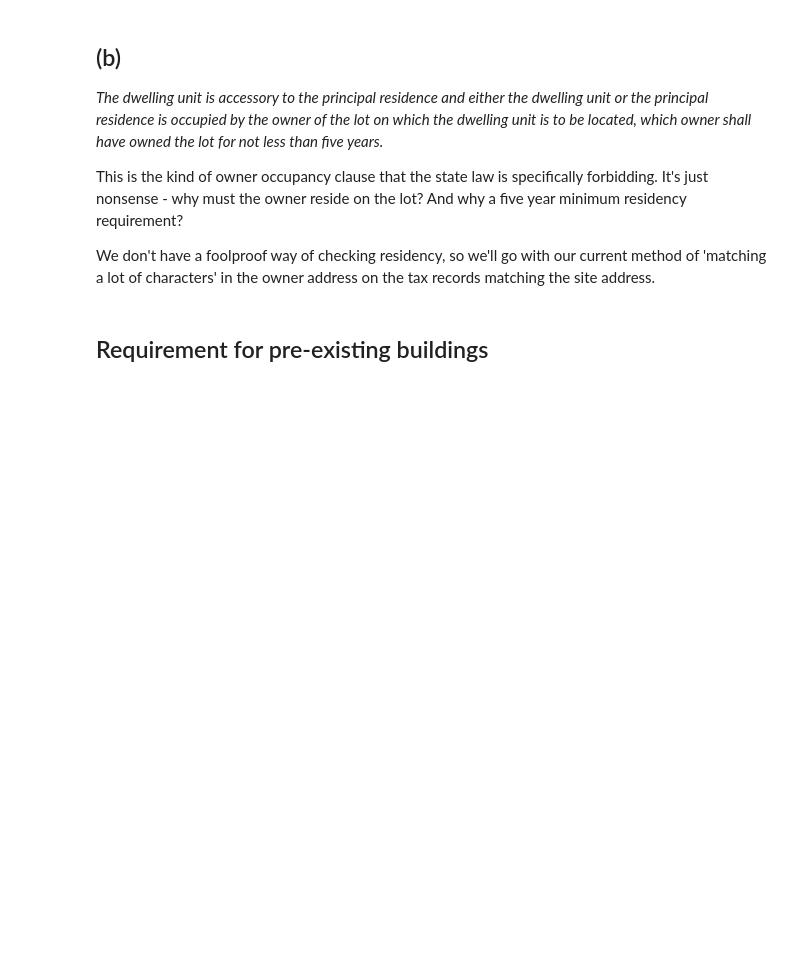
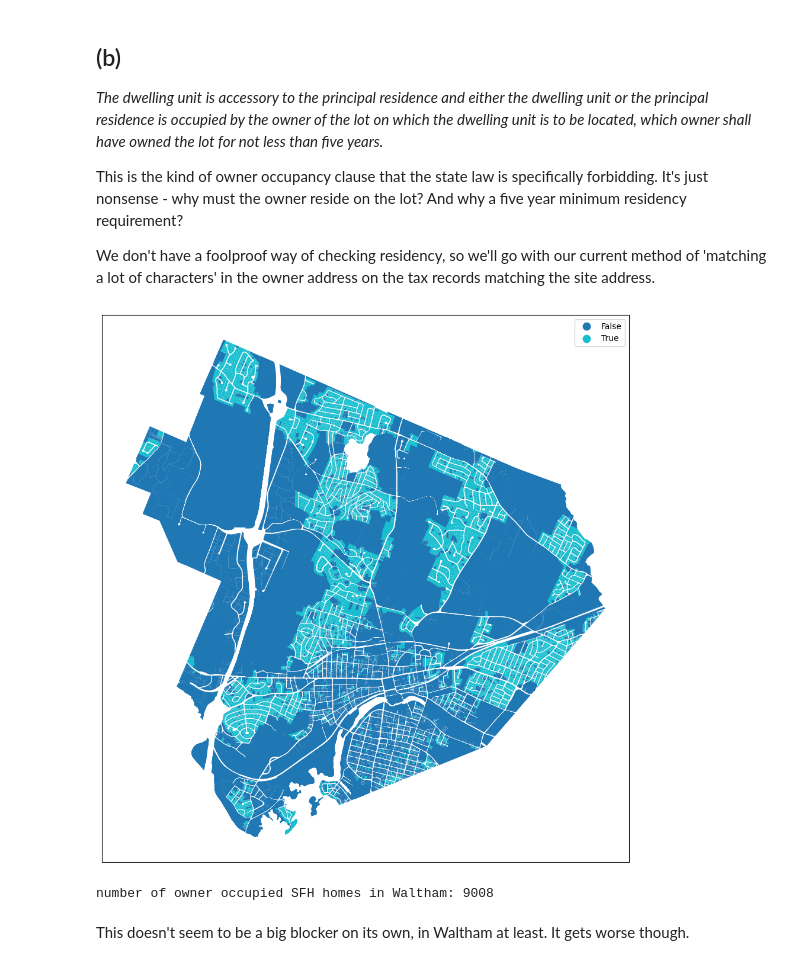
Before and after one commit to tjrileywisc/waltham_gis, a Jupyter notebook: investigations/2025_adu_rezoning/before_upzoning.ipynb, the cells around one changed output. Drawn from its saved outputs; the diff is of its cells as text; code cells hidden in the pictures; blank space fills up the shorter version.

```diff
--- a/investigations/2025_adu_rezoning/before_upzoning.ipynb
+++ b/investigations/2025_adu_rezoning/before_upzoning.ipynb
@@ -1,2 +1,10 @@
 # %% [markdown]
 # Where could you build ADUs in Waltham before the rezoning?
+# %%
+import pandas as pd
+import geopandas as geo_pd
+
+from data.connect_db import get_db
+from waltham.constants import SQ_FT_PER_ACRE
+
+con = get_db()
@@ -36,2 +80,15 @@ We don't have a foolproof way of checking residency, so we'll go with our curren
-# %% [markdown]
-## Requirement for pre-existing buildings
+# %%
+df["IS_OWNER_OCCUPIED_SFH"] = df.apply(lambda row: row["OWNER_OCCUPIED"] and row["IS_SFH"], axis=1)
+# %%
+ax = df.plot(column="IS_OWNER_OCCUPIED_SFH", legend=True, aspect=1, figsize=(12, 12))
+
+ax.get_xaxis().set_visible(False)
+ax.get_yaxis().set_visible(False)
+# %% [output]
+[figure, added]
+# %%
+print(f"number of owner occupied SFH homes in Waltham: {len(df[df['IS_OWNER_OCCUPIED_SFH']])}")
+# %% [output]
+number of owner occupied SFH homes in Waltham: 9008
+# %% [markdown]
+This doesn't seem to be a big blocker on its own, in Waltham at least. It gets worse though.
```
Also changed, not shown: parts of 17 cells of this notebook.
